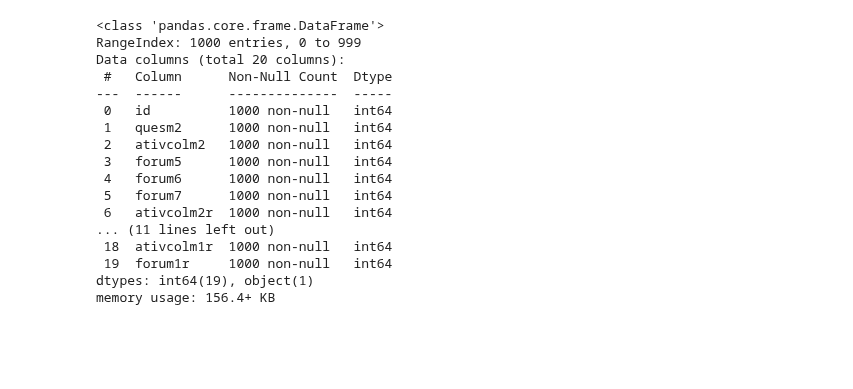
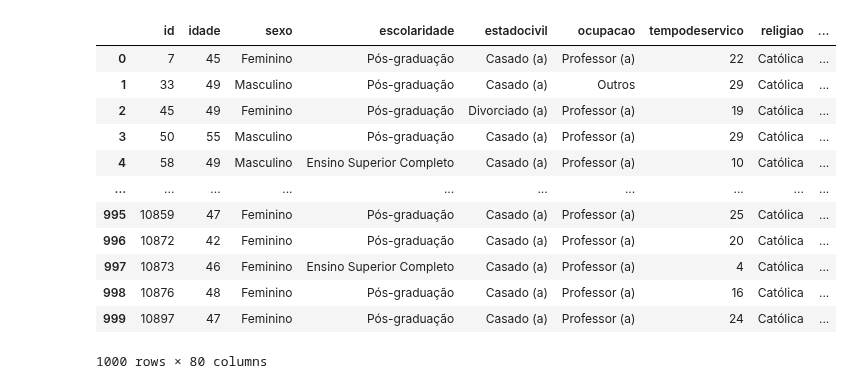
Before and after one commit to usr-bin32/data-mining-assignments, a Jupyter notebook: p5/classifying_notebook.ipynb, the cells around one changed output. Saved outputs shown, nothing was run; the diff lists cells and outputs as text; code cells hidden in the pictures; blank space fills up the shorter version.

```diff
--- a/p5/classifying_notebook.ipynb
+++ b/p5/classifying_notebook.ipynb
@@ -47,8 +48,8 @@ from sklearn.preprocessing import scale
 
 Primeiro, carregaremos os dados e analisaremos as características sócio-econômicas, perguntas e dados do sistem de ensino providos a partir da base de dados.
 # %%
-df = pd.read_csv("data/trabalho5_dados_sociais_4.csv")
-df.info()
+df_sociais = pd.read_csv("data/trabalho5_dados_sociais_4.csv")
+df_sociais.info()
 # %% [output]
 <class 'pandas.core.frame.DataFrame'>
 RangeIndex: 1000 entries, 0 to 999
@@ -92,21 +71,16 @@ memory usage: 86.1+ KB
-# %%
-df = pd.read_csv("data/trabalho5_dados_ateh_modulo2_4.csv")
-df.info()
-# %% [output]
-<class 'pandas.core.frame.DataFrame'>
-RangeIndex: 1000 entries, 0 to 999
-Data columns (total 20 columns):
- #   Column      Non-Null Count  Dtype
----  ------      --------------  -----
- 0   id          1000 non-null   int64
- 1   quesm2      1000 non-null   int64
- 2   ativcolm2   1000 non-null   int64
- 3   forum5      1000 non-null   int64
- 4   forum6      1000 non-null   int64
- 5   forum7      1000 non-null   int64
- 6   ativcolm2r  1000 non-null   int64
-... (11 lines left out)
- 18  ativcolm1r  1000 non-null   int64
- 19  forum1r     1000 non-null   int64
-dtypes: int64(19), object(1)
-memory usage: 156.4+ KB
+# %%
+df_sociais
+# %% [output]
+|  | id | idade | sexo | escolaridade | estadocivil | ocupacao | tempodeservico | religiao | ... |
+| 0 | 7 | 45 | Feminino | Pós-graduação | Casado (a) | Professor (a) | 22 | Católica | ... |
+| 1 | 33 | 49 | Masculino | Pós-graduação | Casado (a) | Outros | 29 | Católica | ... |
+| 2 | 45 | 49 | Feminino | Pós-graduação | Divorciado (a) | Professor (a) | 19 | Católica | ... |
+| 3 | 50 | 55 | Masculino | Pós-graduação | Casado (a) | Professor (a) | 29 | Católica | ... |
+| 4 | 58 | 49 | Masculino | Ensino Superior Completo | Casado (a) | Professor (a) | 10 | Católica | ... |
+| ... | ... | ... | ... | ... | ... | ... | ... | ... | ... |
+| 995 | 10859 | 47 | Feminino | Pós-graduação | Casado (a) | Professor (a) | 25 | Católica | ... |
+| 996 | 10872 | 42 | Feminino | Pós-graduação | Casado (a) | Professor (a) | 20 | Católica | ... |
+| 997 | 10873 | 46 | Feminino | Ensino Superior Completo | Casado (a) | Professor (a) | 4 | Católica | ... |
+| 998 | 10876 | 48 | Feminino | Pós-graduação | Casado (a) | Professor (a) | 16 | Católica | ... |
+| 999 | 10897 | 47 | Feminino | Pós-graduação | Casado (a) | Professor (a) | 24 | Católica | ... |
+1000 rows × 80 columns
```
Also changed, not shown: parts of 16 cells of this notebook, 1 other file.
